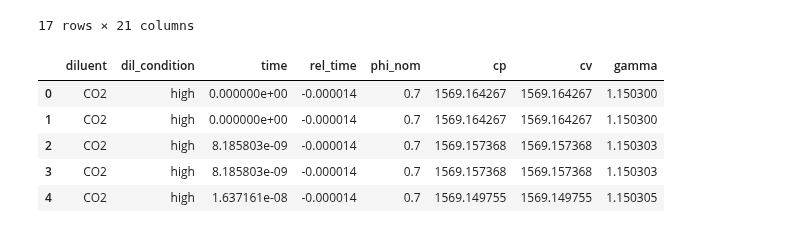
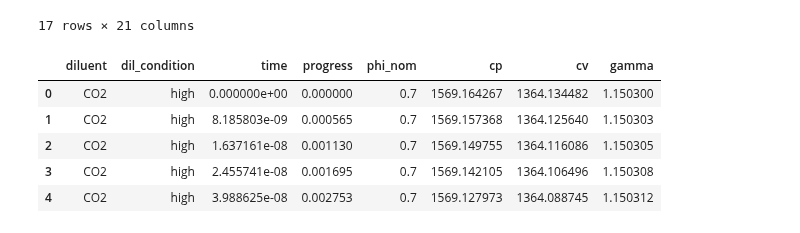
Before and after one commit to cartemic/DetResearch, a Jupyter notebook: scripts/final_manuscript/CpCvDivergenceStuff.ipynb, the cells around one changed output. Cells and saved outputs as stored; diff of their text form; code cells hidden in the pictures.

```diff
--- a/scripts/final_manuscript/CpCvDivergenceStuff.ipynb
+++ b/scripts/final_manuscript/CpCvDivergenceStuff.ipynb
@@ -41,7 +43,7 @@ with sqlite3.connect(DB_PATH) as con:
             jcon.diluent,
             jcon.dil_condition,
             "time",
-            (bp."time" - jcon.t_ind) rel_time,
+            (bp."time" / jcon.t_ind) progress,
             phi_nom,
             cp,
             cv,
@@ -49,39 +51,53 @@ with sqlite3.connect(DB_PATH) as con:
         from
             bulk_properties bp
         join (
             select
                 *
             from
                 conditions c
             join (
                 select
                     condition_id,
                     max(run_no) mrn
                 from
                     bulk_properties
                 group by
                     condition_id
             ) maxes on
                 c.id = maxes.condition_id
         ) jcon on
             bp.condition_id = jcon.condition_id
         where
-            rel_time <= 0
+            sim_type = 'cv'
+            and mech = 'gri30_highT.yaml'
+            and match = 'tad'
+            and progress <= 1
+            and bp.run_no = jcon.mrn
             and dil_condition != 'medium'
-            and not (dil_condition = 'high' and phi_nom = 0.4)
+            and not phi_nom = 0.4
         order by
             diluent,
             dil_condition,
-            rel_time
+            phi_nom,
+            progress
         ;
         """,
         con=con,
     )
+interp_columns = ["cp", "cv", "gamma"]
+bulk_properties_interp = interpolate(
+    data=bulk_properties,
+    time_column="progress",
+    interp_columns=interp_columns,
+    saturate=False,
+    co2_label="CO2",
+    n2_label="N2",
+).reset_index(drop=True)
 bulk_properties.head()
 # %% [output]
-|  | diluent | dil_condition | time | rel_time | phi_nom | cp | cv | gamma |
-| 0 | CO2 | high | 0.000000e+00 | -0.000014 | 0.7 | 1569.164267 | 1569.164267 | 1.150300 |
-| 1 | CO2 | high | 0.000000e+00 | -0.000014 | 0.7 | 1569.164267 | 1569.164267 | 1.150300 |
-| 2 | CO2 | high | 8.185803e-09 | -0.000014 | 0.7 | 1569.157368 | 1569.157368 | 1.150303 |
-| 3 | CO2 | high | 8.185803e-09 | -0.000014 | 0.7 | 1569.157368 | 1569.157368 | 1.150303 |
-| 4 | CO2 | high | 1.637161e-08 | -0.000014 | 0.7 | 1569.149755 | 1569.149755 | 1.150305 |
+|  | diluent | dil_condition | time | progress | phi_nom | cp | cv | gamma |
+| 0 | CO2 | high | 0.000000e+00 | 0.000000 | 0.7 | 1569.164267 | 1364.134482 | 1.150300 |
+| 1 | CO2 | high | 8.185803e-09 | 0.000565 | 0.7 | 1569.157368 | 1364.125640 | 1.150303 |
+| 2 | CO2 | high | 1.637161e-08 | 0.001130 | 0.7 | 1569.149755 | 1364.116086 | 1.150305 |
+| 3 | CO2 | high | 2.455741e-08 | 0.001695 | 0.7 | 1569.142105 | 1364.106496 | 1.150308 |
+| 4 | CO2 | high | 3.988625e-08 | 0.002753 | 0.7 | 1569.127973 | 1364.088745 | 1.150312 |
```
Also changed, not shown: parts of 6 cells of this notebook, 1 other file.
